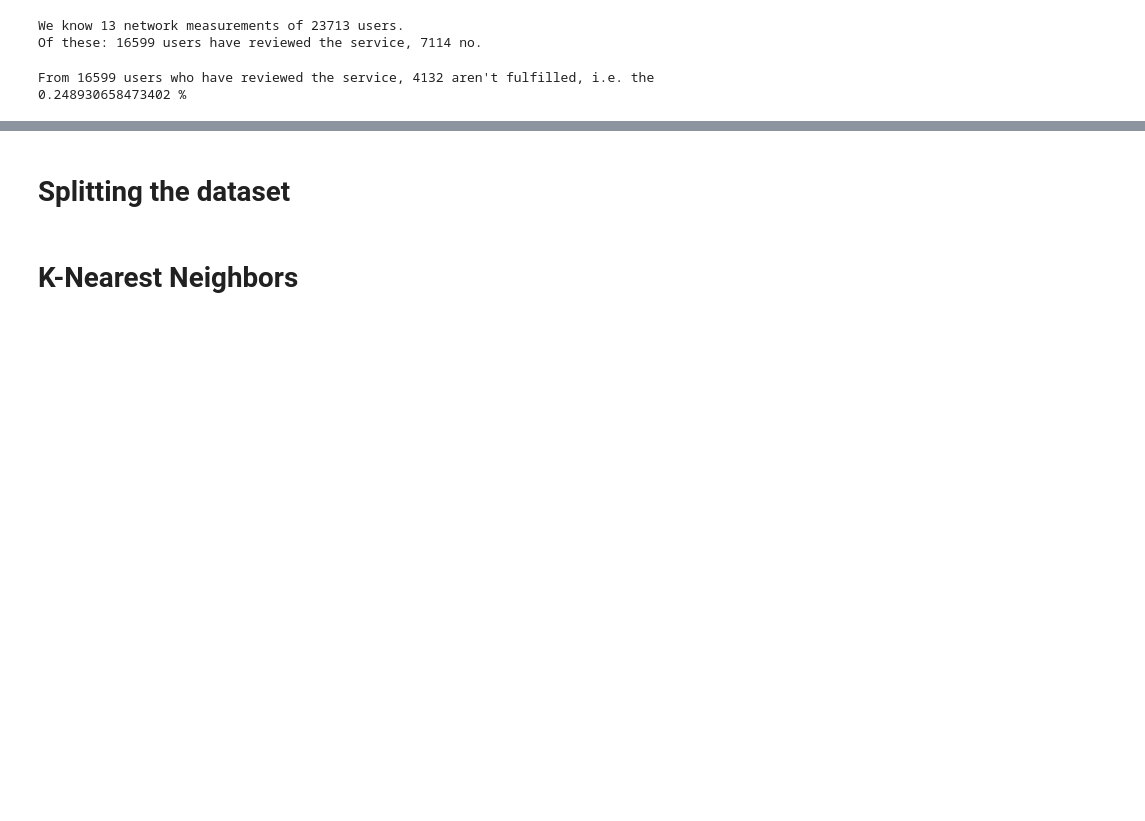
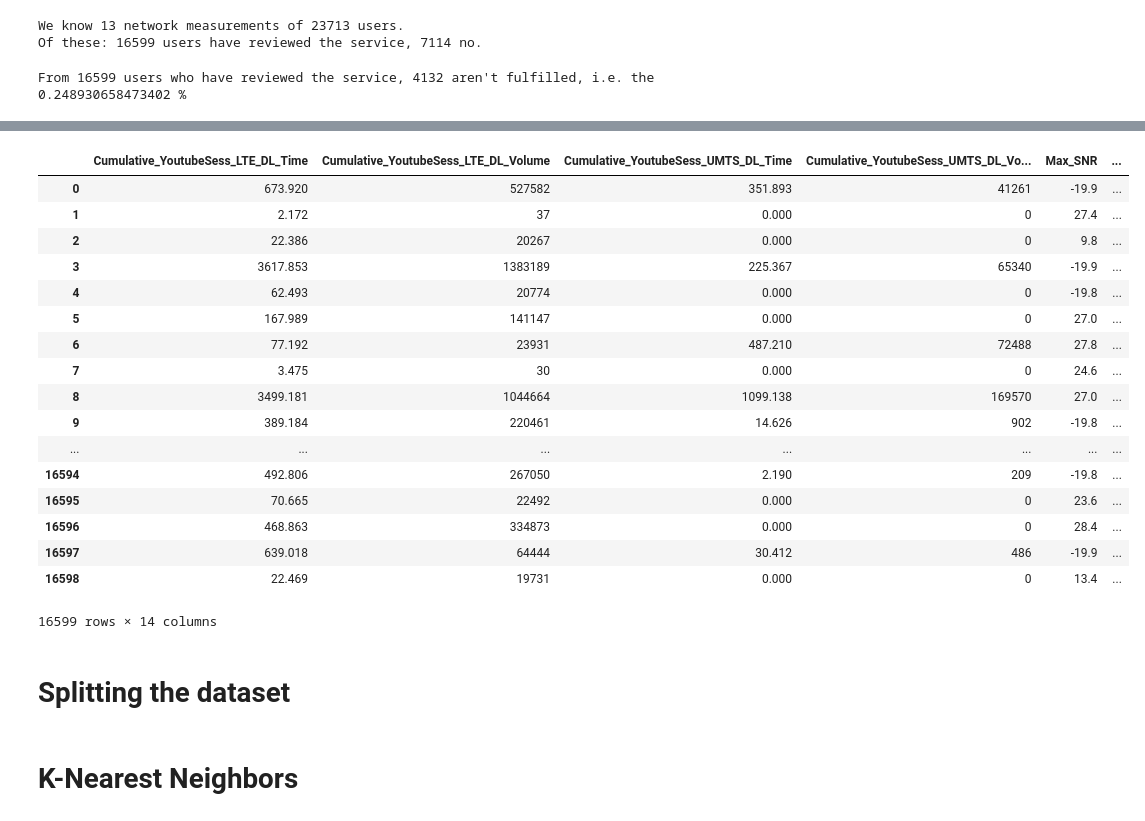
Before and after one commit to riccardocadei/ML4Networking-Contest-2019-PoliMI, a Jupyter notebook: main.ipynb, the cells around one changed output, grey strips where cells are left out. Drawn from its saved outputs; the diff is of its cells as text; code cells hidden in the pictures; blank space fills up the shorter version.

```diff
--- a/main.ipynb
+++ b/main.ipynb
@@ -30,0 +41,16 @@ From 16599 users who have reviewed the service, 4132 aren't fulfilled, i.e. the
+# %%
+from preprocessing import preprocessing
+
+usertr = preprocessing(usertr)
+userte = preprocessing(userte)
+# %%
+import math
+
+a=usertr.LTE_speed.mean()
+b=usertr.UMTS_speed.mean()
+
+for i in range(usertr.shape[0]):
+    if math.isnan(usertr.LTE_speed[i]):
+         usertr.LTE_speed[i]=a
+    if math.isnan(usertr.UMTS_speed[i]):
+         usertr.UMTS_speed[i]=b
@@ -31,2 +76,23 @@ From 16599 users who have reviewed the service, 4132 aren't fulfilled, i.e. the
+# %%
+usertr
+# %% [output]
+|  | Cumulative_YoutubeSess_LTE_DL_Time | Cumulative_YoutubeSess_LTE_DL_Volume | Cumulative_YoutubeSess_UMTS_DL_Time | Cumulative_YoutubeSess_UMTS_DL_Vo... | Max_SNR | ... |
+| 0 | 673.920 | 527582 | 351.893 | 41261 | -19.9 | ... |
+| 1 | 2.172 | 37 | 0.000 | 0 | 27.4 | ... |
+| 2 | 22.386 | 20267 | 0.000 | 0 | 9.8 | ... |
+| 3 | 3617.853 | 1383189 | 225.367 | 65340 | -19.9 | ... |
+| 4 | 62.493 | 20774 | 0.000 | 0 | -19.8 | ... |
+| 5 | 167.989 | 141147 | 0.000 | 0 | 27.0 | ... |
+| 6 | 77.192 | 23931 | 487.210 | 72488 | 27.8 | ... |
+| 7 | 3.475 | 30 | 0.000 | 0 | 24.6 | ... |
+| 8 | 3499.181 | 1044664 | 1099.138 | 169570 | 27.0 | ... |
+| 9 | 389.184 | 220461 | 14.626 | 902 | -19.8 | ... |
+| ... | ... | ... | ... | ... | ... | ... |
+| 16594 | 492.806 | 267050 | 2.190 | 209 | -19.8 | ... |
+| 16595 | 70.665 | 22492 | 0.000 | 0 | 23.6 | ... |
+| 16596 | 468.863 | 334873 | 0.000 | 0 | 28.4 | ... |
+| 16597 | 639.018 | 64444 | 30.412 | 486 | -19.9 | ... |
+| 16598 | 22.469 | 19731 | 0.000 | 0 | 13.4 | ... |
+16599 rows × 14 columns
 # %% [markdown]
 # Splitting the dataset
```
Also changed, not shown: parts of 7 cells of this notebook.
